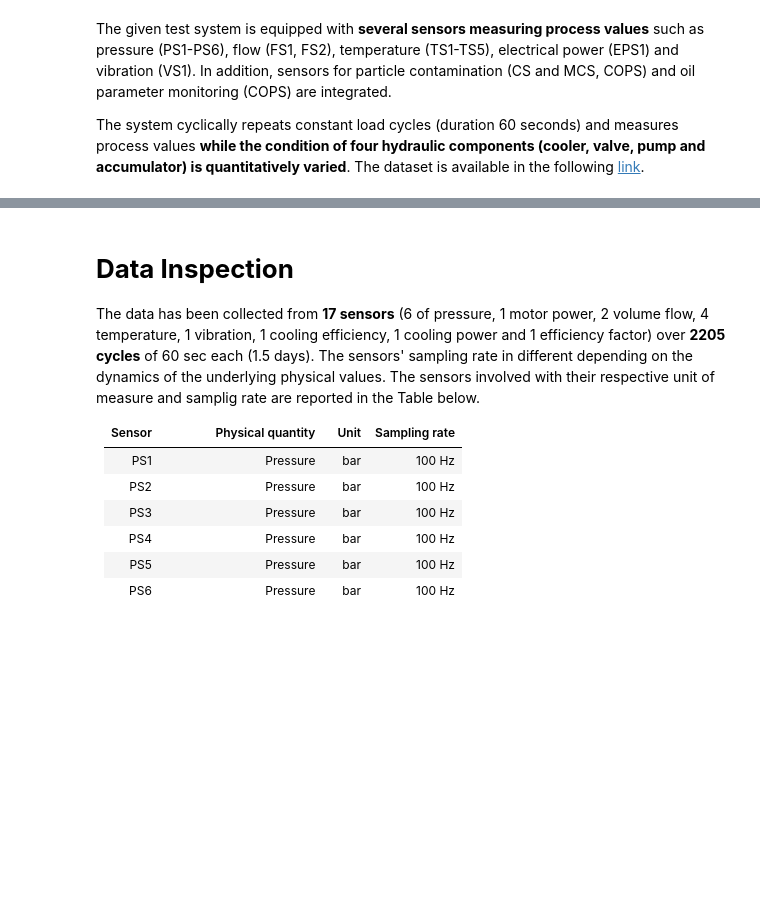
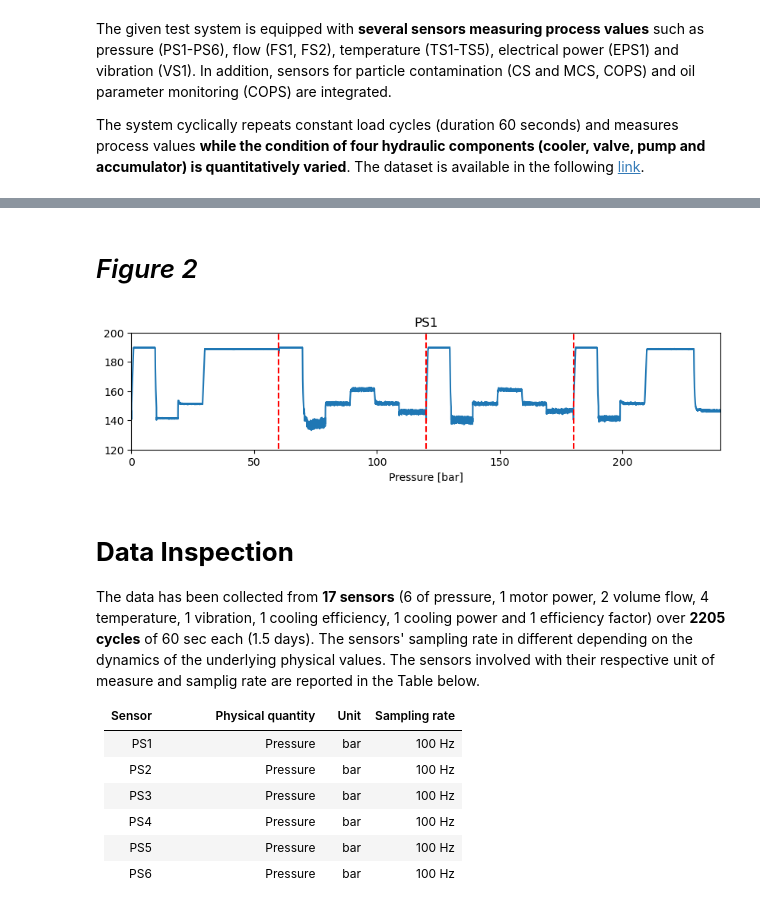
Before and after one commit to SamiraSanchezNT/Hydraulic-System-Condition-monitoring, a Jupyter notebook: ProjectAppliedCausalInference.ipynb, the cells around one changed output, grey strips where cells are left out. Cells and saved outputs as stored; diff of their text form; code cells hidden in the pictures; blank space fills up the shorter version.

```diff
--- a/ProjectAppliedCausalInference.ipynb
+++ b/ProjectAppliedCausalInference.ipynb
@@ -77,0 +132,28 @@ With the previous idea in mind, referring to the working circuit (**a**), when V
+# %% [markdown]
+# *Figure 2*
+# %%
+# Removing non stable cycles
+profile = np.loadtxt('data description/profile.txt', delimiter='\t', skiprows=0, dtype=float)
+idx_stable = np.where(profile[:,4] == 0)
+idx_stable = np.asarray(idx_stable)[0]
+# Loading data sampled at 1Hz
+# print('----------------------------------------')
+# print('Loading Ps1')
+# print('----------------------------------------')
+PS1 = load_data(['PS1.txt'],'data/100Hz/', idx_arr=idx_stable)
+# PS1 =PS1[0:-1:100,:]
+# print('Data loaded. Matrix shape:', PS1.shape)
+plt.figure(figsize=(10,2))
+t = np.linspace(0, 60*4, num=6000*4)
+plt.plot(t, PS1[:6000*4])
+plt.plot(60*np.ones([20,1]),np.linspace(0,200,20),'--r')
+plt.plot(120*np.ones([20,1]),np.linspace(0,200,20),'--r')
+plt.plot(180*np.ones([20,1]),np.linspace(0,200,20),'--r')
+plt.ylim([120, 200])
+plt.xlim([0, 60*4])
+plt.title('PS1')
+plt.xlabel('Pressure [bar]')
+
+plt.show()
+# %% [output]
+[figure, added]
```
Also changed, not shown: parts of 18 cells of this notebook, 9 other files.
